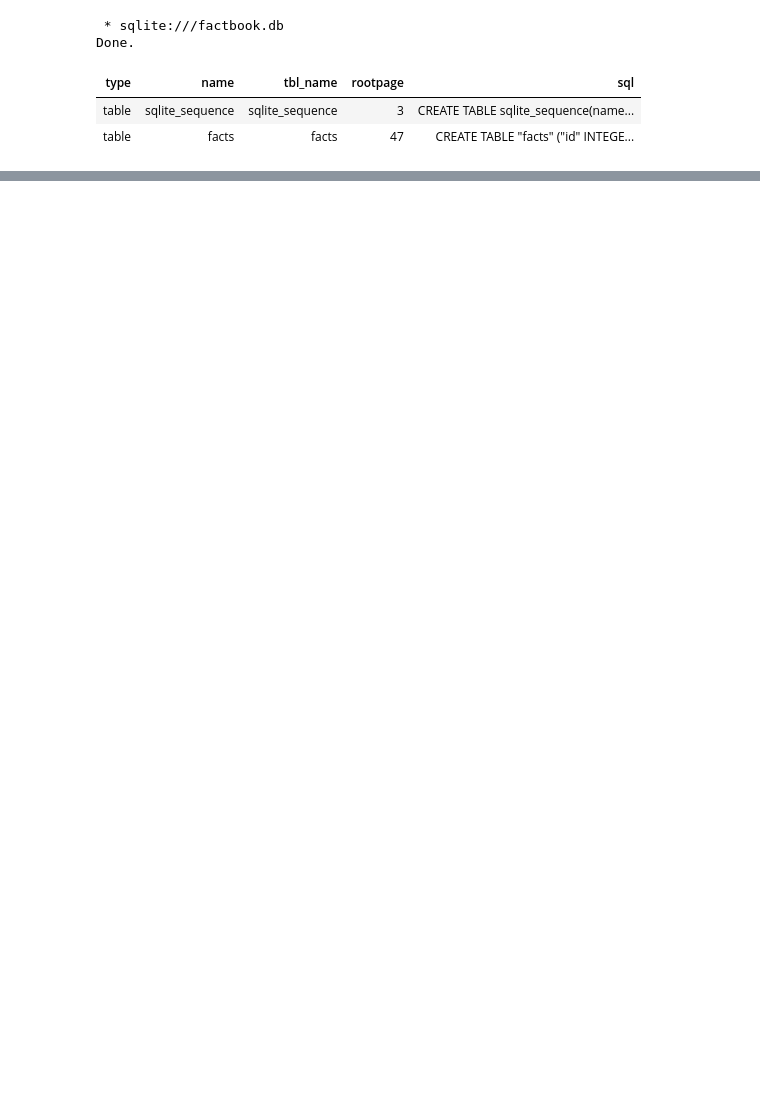
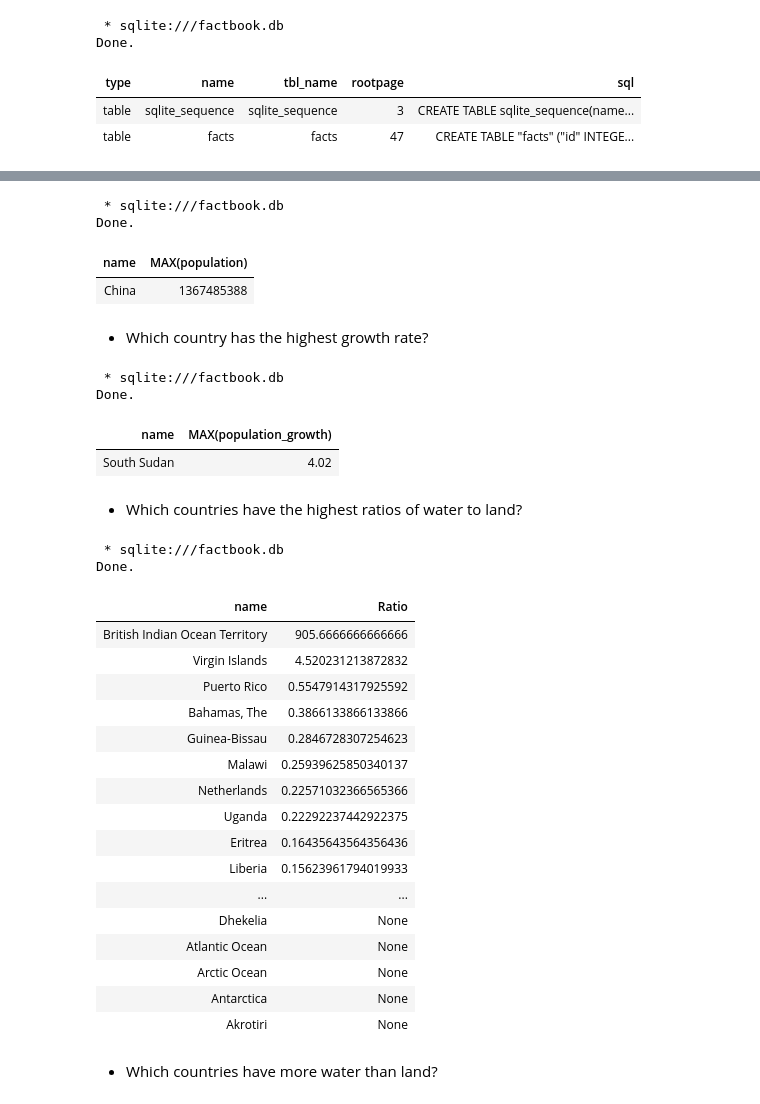
Before and after one commit to jgajera/Analyzing-CIA-Factbook-Data-Using-SQL, a Jupyter notebook: Project 5 --- Analyzing CIA Factbook Data Using SQL.ipynb, the cells around one changed output, grey strips where cells are left out. Cells and saved outputs as stored; diff of their text form; code cells hidden in the pictures; blank space fills up the shorter version.

```diff
--- a/Project 5 --- Analyzing CIA Factbook Data Using SQL.ipynb
+++ b/Project 5 --- Analyzing CIA Factbook Data Using SQL.ipynb
@@ -29,0 +173,53 @@ Done.
+# %%
+%%sql
+SELECT name, MAX(population)
+    FROM facts
+    WHERE name!="World";
+# %% [output]
+ * sqlite:///factbook.db
+Done.
+| name | MAX(population) |
+| China | 1367485388 |
+# %% [markdown]
+* Which country has the highest growth rate?
+# %%
+%%sql
+SELECT name, MAX(population_growth)
+    FROM facts
+    WHERE name!="World";
+# %% [output]
+ * sqlite:///factbook.db
+Done.
+| name | MAX(population_growth) |
+| South Sudan | 4.02 |
+# %% [markdown]
+* Which countries have the highest ratios of water to land?
+# %%
+%%sql
+SELECT name, CAST(area_water AS Float) / CAST(area_land AS Float) AS Ratio
+    FROM facts
+    WHERE ((name!="World" OR Ratio!=0.0) AND name!="World")
+    GROUP BY name
+    ORDER BY Ratio DESC;
+# %% [output]
+ * sqlite:///factbook.db
+Done.
+| name | Ratio |
+| British Indian Ocean Territory | 905.6666666666666 |
+| Virgin Islands | 4.520231213872832 |
+| Puerto Rico | 0.5547914317925592 |
+| Bahamas, The | 0.3866133866133866 |
+| Guinea-Bissau | 0.2846728307254623 |
+| Malawi | 0.25939625850340137 |
+| Netherlands | 0.22571032366565366 |
+| Uganda | 0.22292237442922375 |
+| Eritrea | 0.16435643564356436 |
+| Liberia | 0.15623961794019933 |
+| ... | ... |
+| Dhekelia | None |
+| Atlantic Ocean | None |
+| Arctic Ocean | None |
+| Antarctica | None |
+| Akrotiri | None |
+# %% [markdown]
+* Which countries have more water than land?
```
Also changed, not shown: parts of 25 cells of this notebook.
